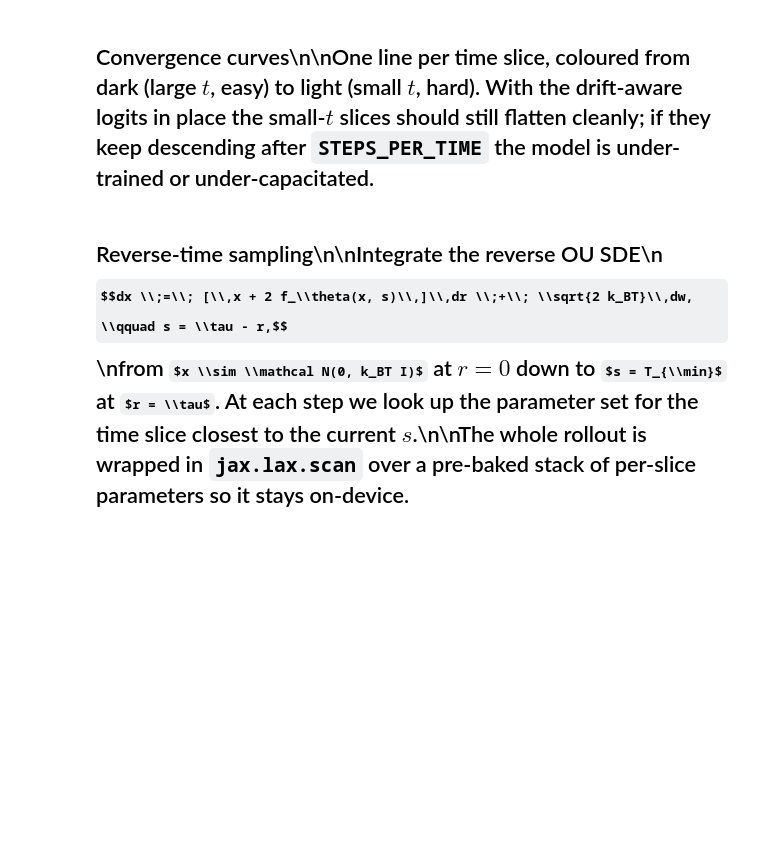
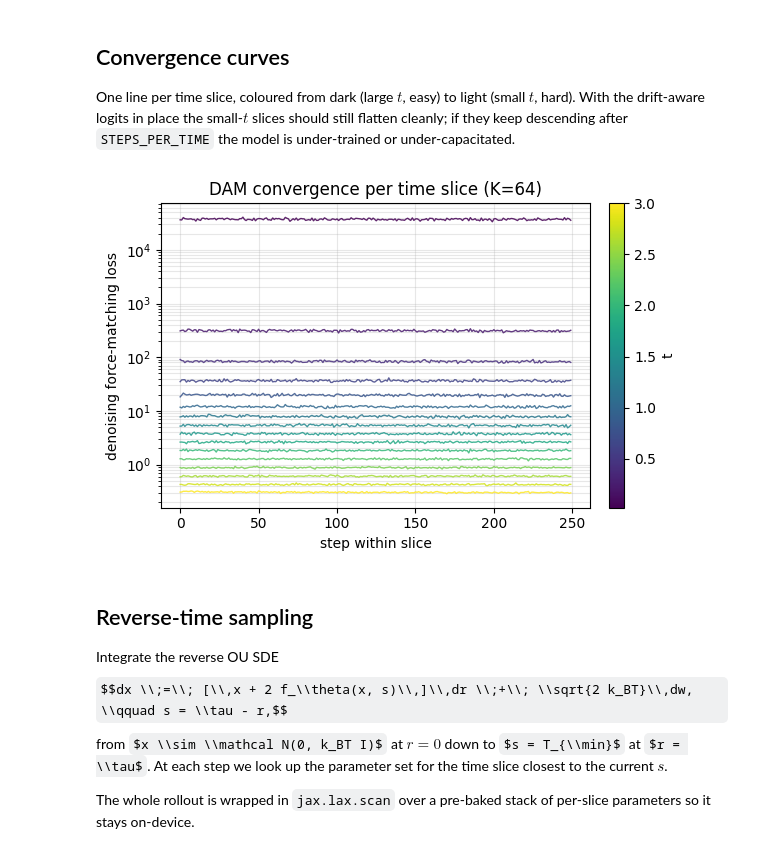
Before and after one commit to cyboesch/latent-score-matching, a Jupyter notebook: notebooks/latent_dam_mnist_jax.ipynb, the cells around one changed output. Saved outputs shown, nothing was run; the diff lists cells and outputs as text; code cells hidden in the pictures; some formulas as TeX source; blank space fills up the shorter version.

```diff
--- a/notebooks/latent_dam_mnist_jax.ipynb
+++ b/notebooks/latent_dam_mnist_jax.ipynb
@@ -27,2 +309,13 @@ def init_dam(key, data, K=K_DEFAULT, jitter=0.05):\n    """Initialise prototypes
 # %%
-key, k_check_init, k_check_x = random.split(key, 3)\np_check = init_dam(k_check_init, train_data, K=K_DEFAULT)\nx_check = random.normal(k_check_x, (32, IMG_DIM))\n\nfor t_test in [0.05, 0.5, 1.5, TAU]:\n    a_t, s2 = ou_coeffs(jnp.asarray(t_test))\n    a_t, s2 = float(a_t), float(s2)\n    f_an = dam_force_analytic(p_check, x_check, a_t, s2)\n    f_ad = dam_force_autodiff(p_check, x_check, a_t, s2)\n    err = float(jnp.max(jnp.abs(f_an - f_ad)))\n    print(f"t={t_test:5.3f} | a_t={a_t:.3f} | sigma_t^2={s2:.3f} | "\n          f"max|autodiff - analytic|={err:.2e}")
+key, k_check_init, k_check_x = random.split(key, 3)
+p_check = init_dam(k_check_init, train_data, K=K_DEFAULT)
+x_check = random.normal(k_check_x, (32, IMG_DIM))
+
+for t_test in [0.05, 0.5, 1.5, TAU]:
+    a_t, s2 = ou_coeffs(jnp.asarray(t_test))
+    a_t, s2 = float(a_t), float(s2)
+    f_an = dam_force_analytic(p_check, x_check, a_t, s2)
+    f_ad = dam_force_autodiff(p_check, x_check, a_t, s2)
+    err = float(jnp.max(jnp.abs(f_an - f_ad)))
+    print(f"t={t_test:5.3f} | a_t={a_t:.3f} | sigma_t^2={s2:.3f} | "
+          f"max|autodiff - analytic|={err:.2e}")
@@ -35,2 +388,3 @@ def dam_loss(params, key, data, t, batch_size, reg_scale, kBT_val):\n    k_idx,
 # %%
-key, sub = random.split(key)\nparams_seq, loss_history, key = train_dam_schedule(sub, train_data, K_DEFAULT, TIME_GRID)
+key, sub = random.split(key)
+params_seq, loss_history, key = train_dam_schedule(sub, train_data, K_DEFAULT, TIME_GRID)
@@ -37,6 +409,36 @@ key, sub = random.split(key)\nparams_seq, loss_history, key = train_dam_schedule
 # %% [markdown]
-## Convergence curves\n\nOne line per time slice, coloured from dark (large $t$, easy) to light (small $t$, hard). With the drift-aware logits in place the small-$t$ slices should still flatten cleanly; if they keep descending after `STEPS_PER_TIME` the model is under-trained or under-capacitated.
+## Convergence curves
+
+One line per time slice, coloured from dark (large $t$, easy) to light (small $t$, hard). With the drift-aware logits in place the small-$t$ slices should still flatten cleanly; if they keep descending after `STEPS_PER_TIME` the model is under-trained or under-capacitated.
 # %%
-fig, ax = plt.subplots(1, 1, figsize=(6.0, 4.0))\ncmap = plt.cm.viridis\nn_slices = len(loss_history)\nfor idx, losses in enumerate(loss_history):\n    if losses is None:\n        continue\n    color = cmap(idx / max(1, n_slices - 1))\n    ax.plot(losses, color=color, alpha=0.85, linewidth=1.0)\nax.set_xlabel("step within slice")\nax.set_ylabel("denoising force-matching loss")\nax.set_yscale("log")\nax.set_title(f"DAM convergence per time slice (K={K_DEFAULT})")\nax.grid(alpha=0.3, which="both")\nsm = plt.cm.ScalarMappable(cmap=cmap,\n                           norm=plt.Normalize(vmin=float(TIME_GRID[0]),\n                                              vmax=float(TIME_GRID[-1])))\nsm.set_array([])\ncbar = plt.colorbar(sm, ax=ax, fraction=0.046, pad=0.04)\ncbar.set_label("t")\nplt.tight_layout()\nplt.show()
+fig, ax = plt.subplots(1, 1, figsize=(6.0, 4.0))
+cmap = plt.cm.viridis
+n_slices = len(loss_history)
+for idx, losses in enumerate(loss_history):
+    if losses is None:
+        continue
+    color = cmap(idx / max(1, n_slices - 1))
+    ax.plot(losses, color=color, alpha=0.85, linewidth=1.0)
+ax.set_xlabel("step within slice")
+ax.set_ylabel("denoising force-matching loss")
+ax.set_yscale("log")
+ax.set_title(f"DAM convergence per time slice (K={K_DEFAULT})")
+ax.grid(alpha=0.3, which="both")
+sm = plt.cm.ScalarMappable(cmap=cmap,
+                           norm=plt.Normalize(vmin=float(TIME_GRID[0]),
+                                              vmax=float(TIME_GRID[-1])))
+sm.set_array([])
+cbar = plt.colorbar(sm, ax=ax, fraction=0.046, pad=0.04)
+cbar.set_label("t")
+plt.tight_layout()
+plt.show()
+# %% [output]
+[figure, added]
 # %% [markdown]
-## Reverse-time sampling\n\nIntegrate the reverse OU SDE\n$$dx \\;=\\; [\\,x + 2 f_\\theta(x, s)\\,]\\,dr \\;+\\; \\sqrt{2 k_BT}\\,dw, \\qquad s = \\tau - r,$$\nfrom $x \\sim \\mathcal N(0, k_BT I)$ at $r = 0$ down to $s = T_{\\min}$ at $r = \\tau$. At each step we look up the parameter set for the time slice closest to the current $s$.\n\nThe whole rollout is wrapped in `jax.lax.scan` over a pre-baked stack of per-slice parameters so it stays on-device.
+## Reverse-time sampling
+
+Integrate the reverse OU SDE
+$$dx \\;=\\; [\\,x + 2 f_\\theta(x, s)\\,]\\,dr \\;+\\; \\sqrt{2 k_BT}\\,dw, \\qquad s = \\tau - r,$$
+from $x \\sim \\mathcal N(0, k_BT I)$ at $r = 0$ down to $s = T_{\\min}$ at $r = \\tau$. At each step we look up the parameter set for the time slice closest to the current $s$.
+
+The whole rollout is wrapped in `jax.lax.scan` over a pre-baked stack of per-slice parameters so it stays on-device.
```
Also changed, not shown: parts of 30 cells of this notebook.
